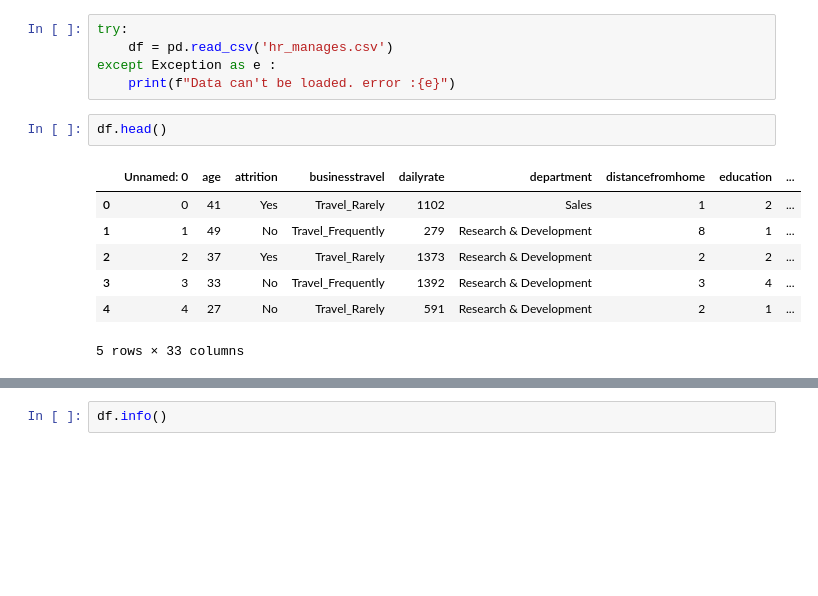
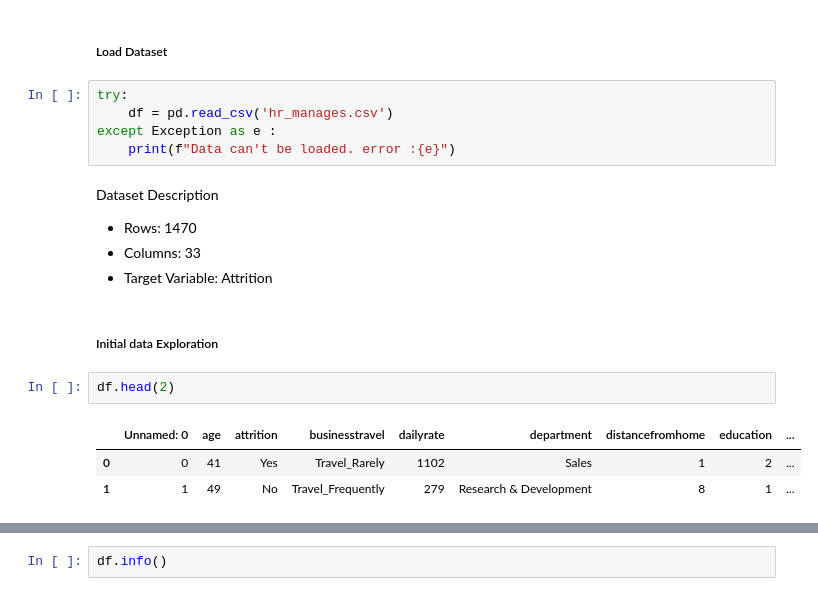
Before and after one commit to Mayankjoshi341/minor-project, a Jupyter notebook: minor-project-7sem/minor-project-7sem.ipynb, the cells around one changed output, grey strips where cells are left out. Saved outputs shown, nothing was run; the diff lists cells and outputs as text; blank space fills up the shorter version.

```diff
--- a/minor-project-7sem/minor-project-7sem.ipynb
+++ b/minor-project-7sem/minor-project-7sem.ipynb
@@ -9,18 +54,23 @@ import statsmodels.api as sm
+# %% [markdown]
+##### Load Dataset
 # %%
 try:
     df = pd.read_csv('hr_manages.csv')
 except Exception as e :
     print(f"Data can't be loaded. error :{e}")
+# %% [markdown]
+Dataset Description
+- Rows: 1470
+- Columns: 33
+- Target Variable: Attrition
+# %% [markdown]
+##### Initial data Exploration
 # %%
-df.head()
+df.head(2)
 # %% [output]
 |  | Unnamed: 0 | age | attrition | businesstravel | dailyrate | department | distancefromhome | education | ... |
 | 0 | 0 | 41 | Yes | Travel_Rarely | 1102 | Sales | 1 | 2 | ... |
 | 1 | 1 | 49 | No | Travel_Frequently | 279 | Research & Development | 8 | 1 | ... |
-| 2 | 2 | 37 | Yes | Travel_Rarely | 1373 | Research & Development | 2 | 2 | ... |
-| 3 | 3 | 33 | No | Travel_Frequently | 1392 | Research & Development | 3 | 4 | ... |
-| 4 | 4 | 27 | No | Travel_Rarely | 591 | Research & Development | 2 | 1 | ... |
-5 rows × 33 columns
 # %%
 df.describe()
 # %% [output]
```
Also changed, not shown: parts of 73 cells of this notebook, 4 other files.
